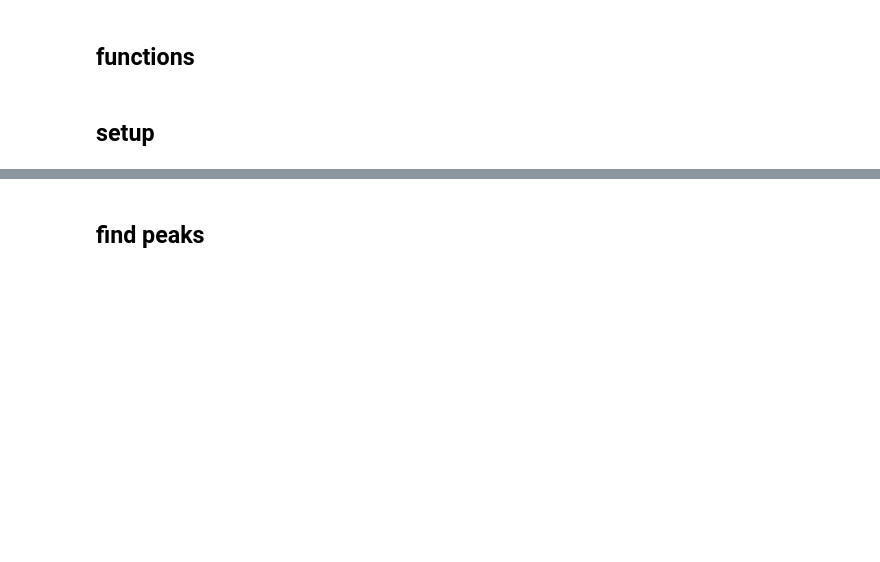
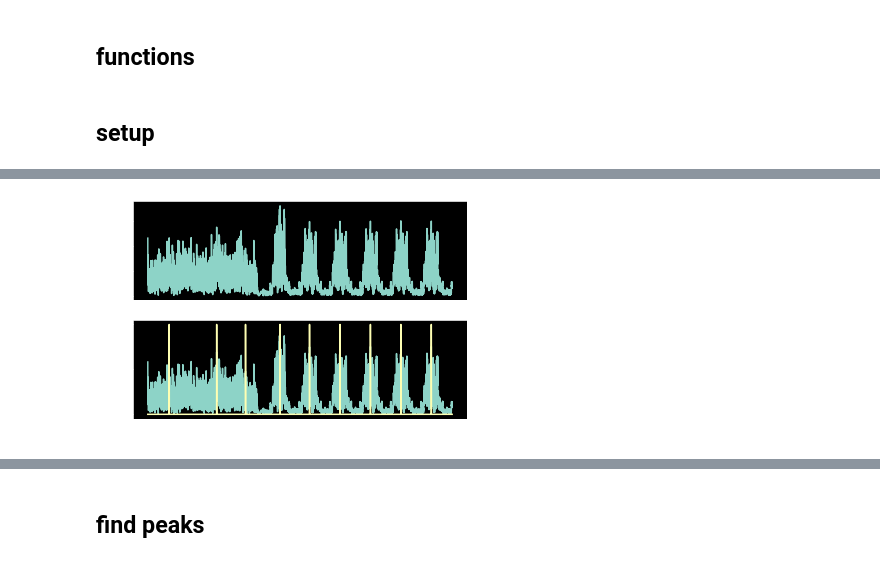
Before and after one commit to tjbergst/lorapy, a Jupyter notebook: lorapy-preamble-window-extraction.ipynb, the cells around one changed output, grey strips where cells are left out. Saved outputs shown, nothing was run; the diff lists cells and outputs as text; code cells hidden in the pictures; blank space fills up the shorter version.

```diff
--- a/lorapy-preamble-window-extraction.ipynb
+++ b/lorapy-preamble-window-extraction.ipynb
@@ -190,0 +274,4 @@ samp_per_sym, shift_step
+# %%
+_sanity_plot(corr_vals, peaks)
+# %% [output]
+[figure, added]
```
Also changed, not shown: parts of 31 cells of this notebook.
